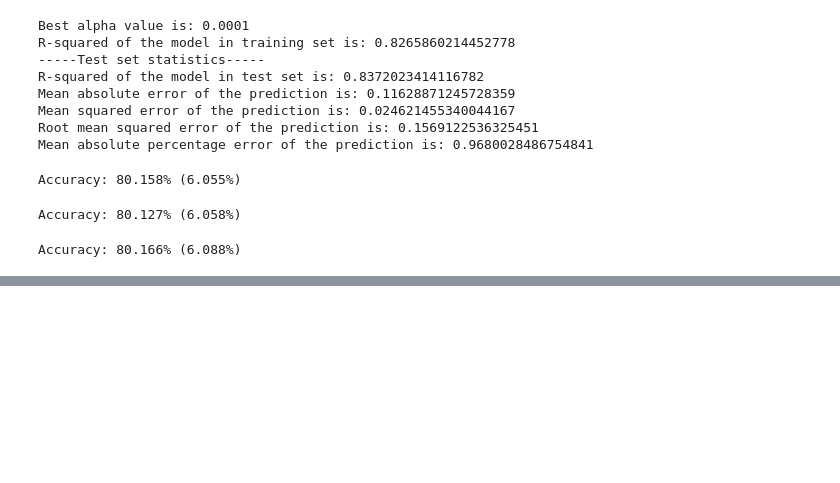
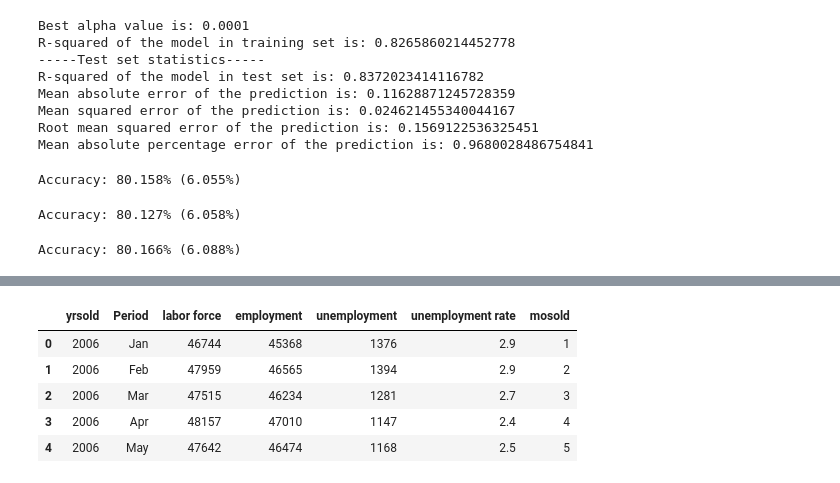
Before and after one commit to Taslack/Thinkful, a Jupyter notebook: Module 18/Checkpoint 8/Challenge.ipynb, the cells around one changed output, grey strips where cells are left out. Cells and saved outputs as stored; diff of their text form; code cells hidden in the pictures; blank space fills up the shorter version.

```diff
--- a/Module 18/Checkpoint 8/Challenge.ipynb
+++ b/Module 18/Checkpoint 8/Challenge.ipynb
@@ -746,0 +766,9 @@ array([2008, 2007, 2006, 2009, 2010], dtype=int64)
+# %%
+df2.head()
+# %% [output]
+|  | yrsold | Period | labor force | employment | unemployment | unemployment rate | mosold |
+| 0 | 2006 | Jan | 46744 | 45368 | 1376 | 2.9 | 1 |
+| 1 | 2006 | Feb | 47959 | 46565 | 1394 | 2.9 | 2 |
+| 2 | 2006 | Mar | 47515 | 46234 | 1281 | 2.7 | 3 |
+| 3 | 2006 | Apr | 48157 | 47010 | 1147 | 2.4 | 4 |
+| 4 | 2006 | May | 47642 | 46474 | 1168 | 2.5 | 5 |
```
Also changed, not shown: parts of 17 cells of this notebook, 1 other file.
